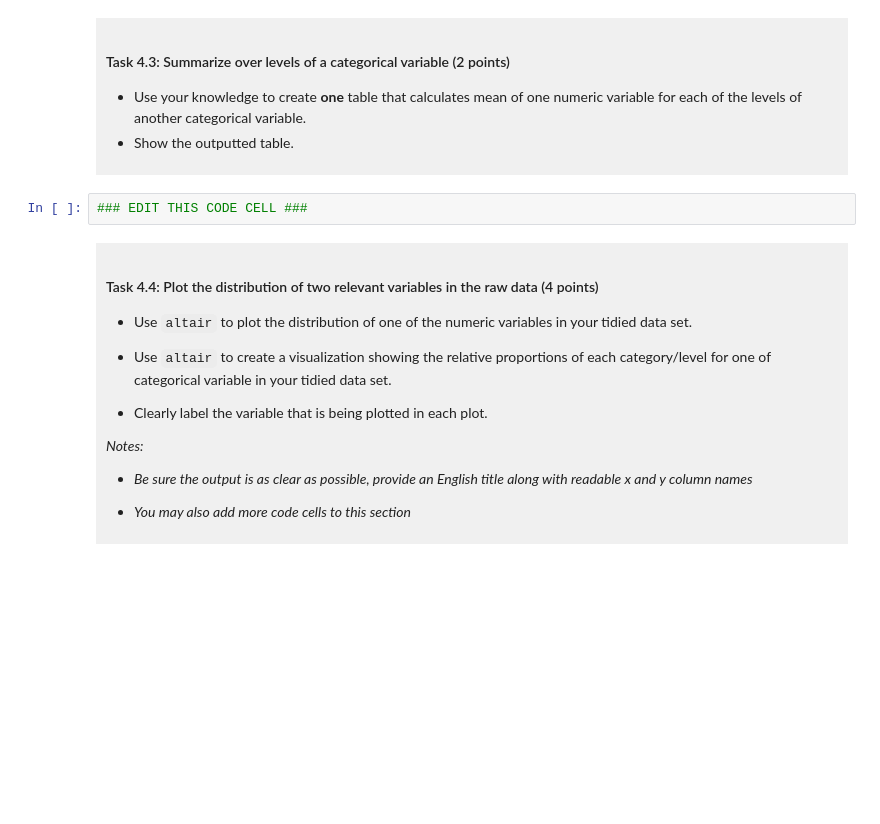
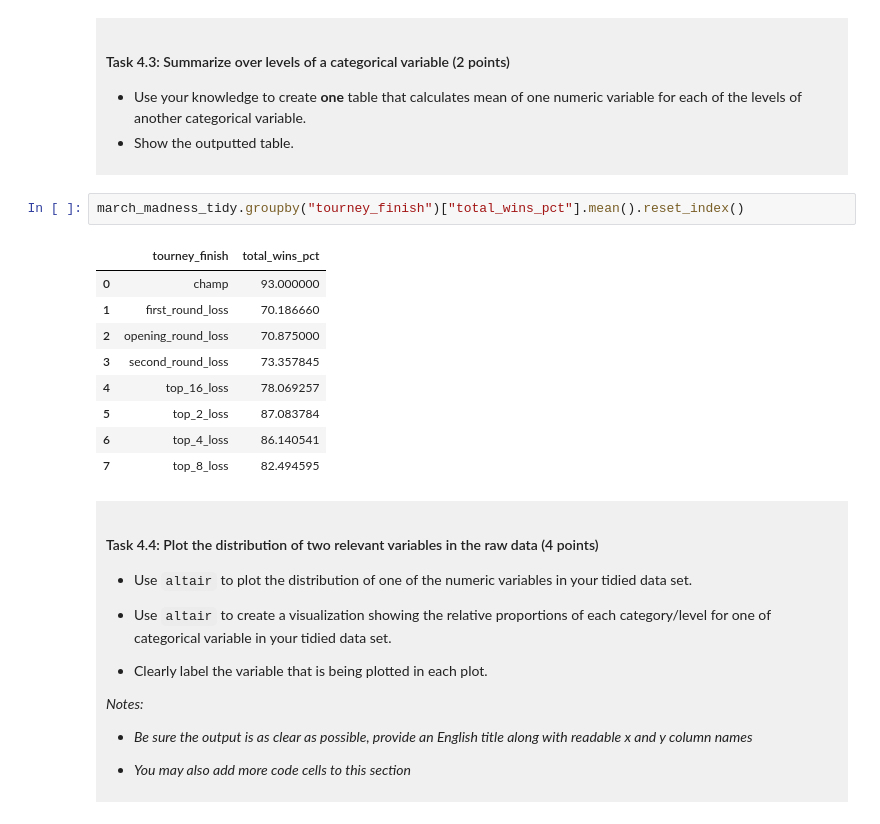
Before and after one commit to JasmineNanra/dsci-100-project-Jasmine, a Jupyter notebook: dsci-100-project-notebook (1).ipynb, the cells around one changed output. Cells and saved outputs as stored; diff of their text form; blank space fills up the shorter version.

```diff
--- a/dsci-100-project-notebook (1).ipynb
+++ b/dsci-100-project-notebook (1).ipynb
@@ -263,7 +273,17 @@ You will refine your research question (if needed) and produce a tidy data set.
 - Show the outputted table.
 </div>
 # %%
-### EDIT THIS CODE CELL ###
+march_madness_tidy.groupby("tourney_finish")["total_wins_pct"].mean().reset_index()
+# %% [output]
+|  | tourney_finish | total_wins_pct |
+| 0 | champ | 93.000000 |
+| 1 | first_round_loss | 70.186660 |
+| 2 | opening_round_loss | 70.875000 |
+| 3 | second_round_loss | 73.357845 |
+| 4 | top_16_loss | 78.069257 |
+| 5 | top_2_loss | 87.083784 |
+| 6 | top_4_loss | 86.140541 |
+| 7 | top_8_loss | 82.494595 |
 # %% [markdown]
 <div style="background-color: #f0f0f0; padding: 10px;">
 
```
Also changed, not shown: parts of 9 cells of this notebook.
